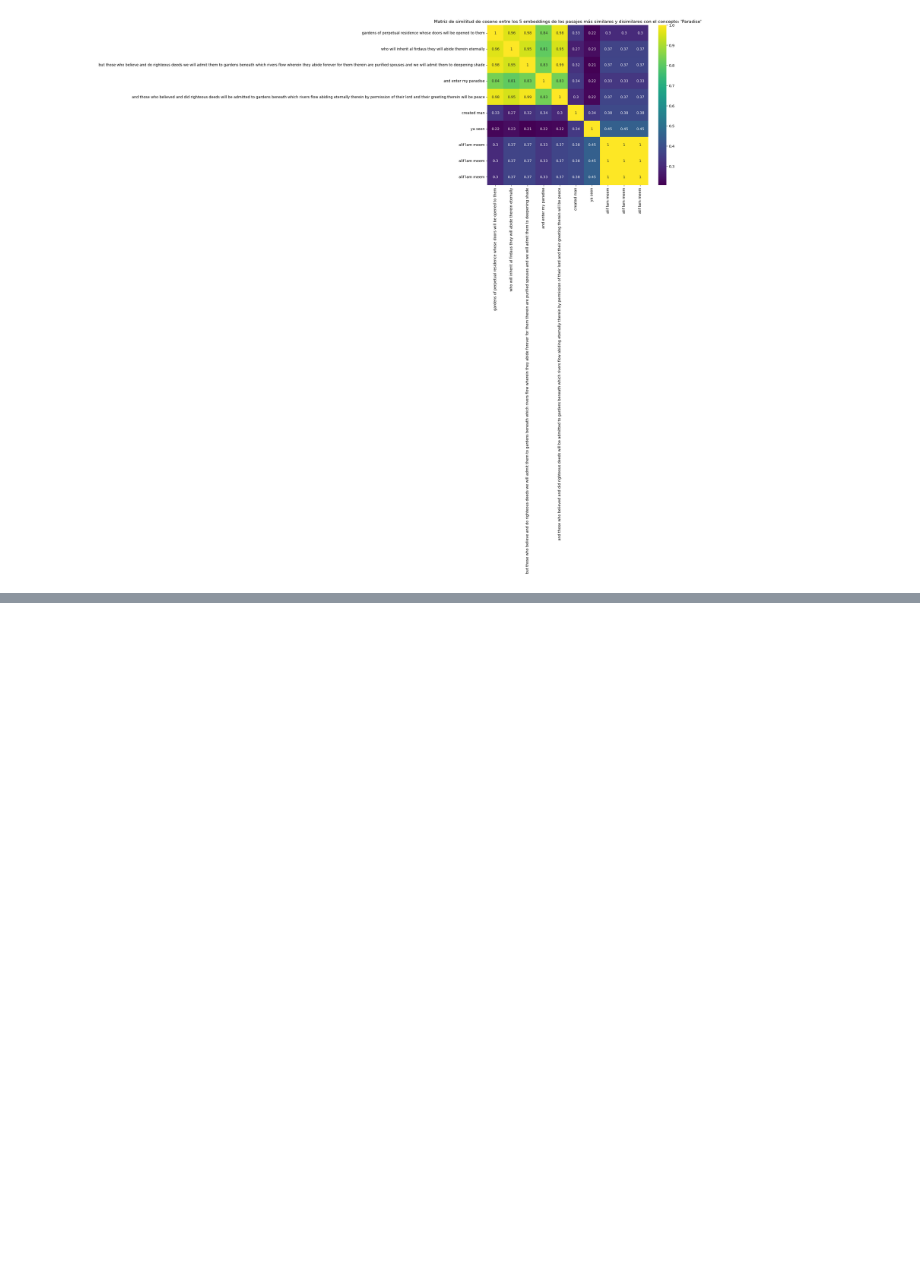
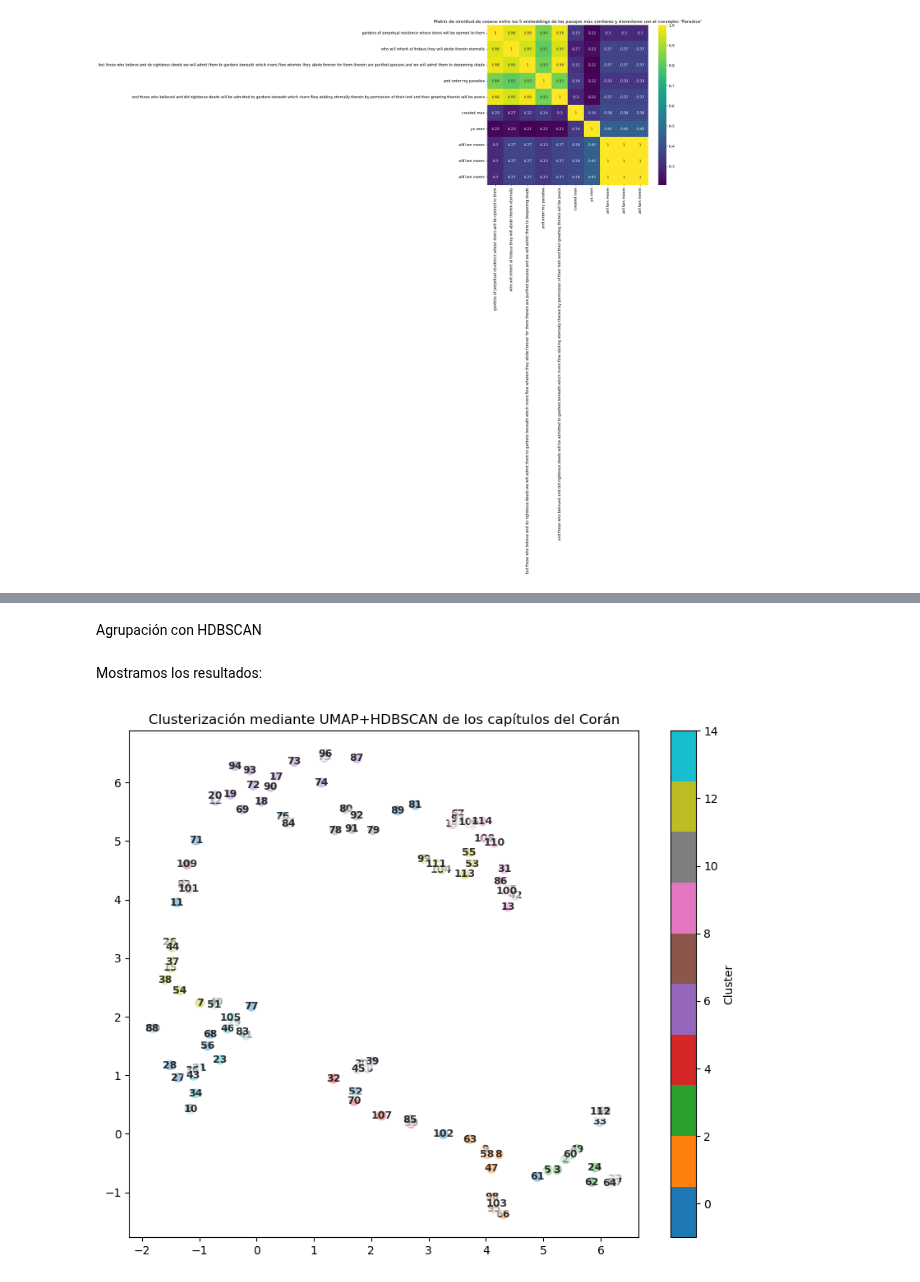
Before and after one commit to UnaiOlaiz/NLP-Group-Project, a Jupyter notebook: src/Búsqueda Semántica.ipynb, the cells around one changed output, grey strips where cells are left out. Drawn from its saved outputs; the diff is of its cells as text; code cells hidden in the pictures; blank space fills up the shorter version.

Commit message:
Primeros pasos UMAP+HDBSCAN

```diff
--- a/src/Búsqueda Semántica.ipynb
+++ b/src/Búsqueda Semántica.ipynb
@@ -318,0 +345,8 @@ Text(0.5, 1.0, "Matriz de similitud de coseno entre los 5 embeddings de los pasa
+# %%
+embeddings_cap_ar = (
+    df_ft.groupby("capitulo")["arab_embeddings"].apply(lambda x: np.mean(np.stack(x.values), axis=0))
+    .reset_index()
+)
+print(f"Dimensiones de nuestro df con los embeddings agrupados por capitulos: {embeddings_cap_ar.shape}")
+# 114 capítulos (filas) y 2 columnas (número del capítulo y los embeddings agrupados)
+print(embeddings_cap_ar.head(5))
@@ -318,0 +375,51 @@ Text(0.5, 1.0, "Matriz de similitud de coseno entre los 5 embeddings de los pasa
+# %% [markdown]
+Agrupación con HDBSCAN
+# %%
+hdbscan_ar = hdbscan.HDBSCAN(
+    min_cluster_size = 3, # tamaño mínimo del cluster
+    metric = "euclidean", # distancia euclidiana
+    cluster_selection_epsilon = 0.05,
+    cluster_selection_method = "leaf"
+)
+
+labels = hdbscan_ar.fit_predict(X_umap) # Labels predecidos por
+embeddings_cap_ar["cluster"] = labels
+# %% [markdown]
+Mostramos los resultados:
+# %%
+'''
+for c in sorted(embeddings_cap_ar["cluster"].unique()):
+    if c == -1: # No ha encontrado cluster el capítulo
+        print(f"Capítulo sin cluster")
+    for cl in embeddings_cap_ar["cluster"].unique():
+        print(f"Cluster {cl}: {embeddings_cap_ar.loc[embeddings_cap_ar['cluster'] == cl, 'capitulo'].tolist()}")
+'''
+reducer_2d = umap.UMAP(
+    n_neighbors=5,
+    min_dist=0.1,
+    n_components=2, # ahora sí lo pasamos a 2 dimensiones
+    metric="cosine",
+    random_state=42
+)
+X_2D = reducer_2d.fit_transform(X_scaled)
+
+plt.figure(figsize=(10,8))
+plt.scatter(X_2D[:,0], X_2D[:,1], c=labels, cmap="tab10", s=60)
+for i, cap in enumerate(embeddings_cap_ar["capitulo"]):
+    plt.text(
+        X_2D[i, 0],
+        X_2D[i, 1],
+        str(cap),
+        fontsize=9,
+        fontweight='bold',
+        ha='center',
+        va='center',
+        color='black',       # color del texto
+        alpha=0.8,
+        bbox=dict(facecolor='white', alpha=0.6, edgecolor='none', boxstyle='round,pad=0.2')
+    )
+plt.title("Clusterización mediante UMAP+HDBSCAN de los capítulos del Corán")
+plt.colorbar(label="Cluster")
+plt.show()
+# %% [output]
+[figure, added]
```
Also changed, not shown: parts of 12 cells of this notebook, 1 other file.
